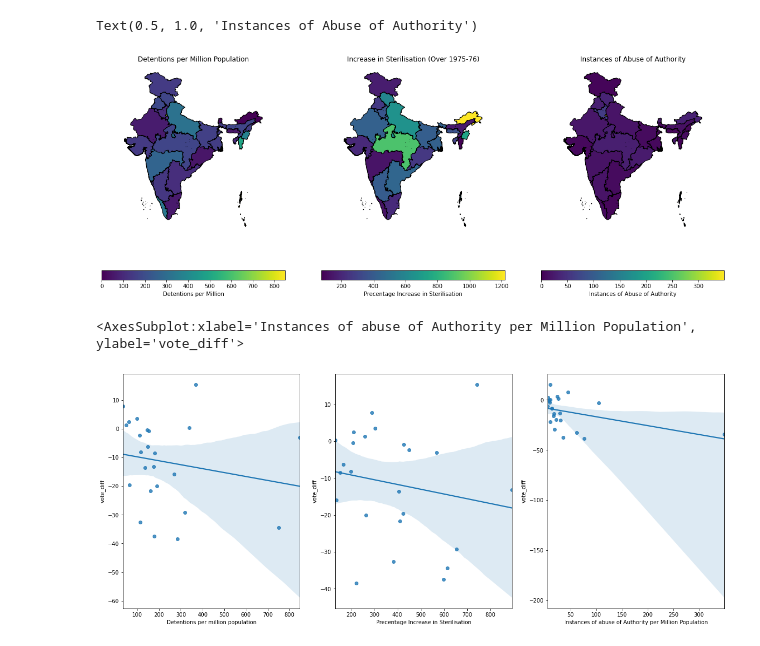
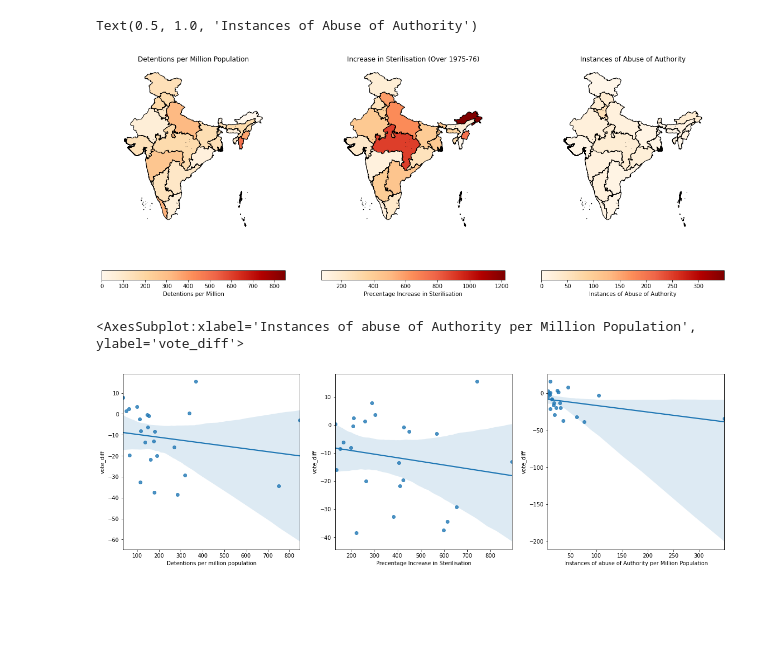
Before and after one commit to ragul-n/1977-election, a Jupyter notebook: Geography of Emergency.ipynb, the cells around one changed output. Drawn from its saved outputs; the diff is of its cells as text; code cells hidden in the pictures; blank space fills up the shorter version.

Commit message:
made some changes to the cmap of maps and changed the size

```diff
--- a/Geography of Emergency.ipynb
+++ b/Geography of Emergency.ipynb
@@ -33,23 +33,23 @@ india_map.head()
 # %%
 fig, (ax1,ax2, ax3)= plt.subplots(ncols=3, figsize=(20,8))
 
-india_map.plot(column="Detentions per million population", ax=ax1, legend=True, edgecolor="black",
+india_map.plot(column="Detentions per million population", ax=ax1, legend=True, edgecolor="black", cmap='OrRd',
                legend_kwds={'label': "Detentions per Million",'orientation': "horizontal"})
 ax1.set_title("Detentions per Million Population")
 ax1.set_axis_off()
 
-india_map.plot(column="Precentage Increase in Sterilisation", ax=ax2, legend=True, edgecolor="black",
+india_map.plot(column="Precentage Increase in Sterilisation", ax=ax2, legend=True, edgecolor="black", cmap='OrRd',
                legend_kwds={'label': "Precentage Increase in Sterilisation",'orientation': "horizontal"})
 ax2.set_title("Increase in Sterilisation (Over 1975-76)" )
 ax2.set_axis_off()
 
-india_map.plot(column="Instances of abuse of Authority per Million Population", ax=ax3, legend=True, edgecolor="black",
+india_map.plot(column="Instances of abuse of Authority per Million Population", ax=ax3, legend=True, edgecolor="black", cmap='OrRd',
                legend_kwds={'label': "Instances of Abuse of Authority",'orientation': "horizontal"})
 ax3.set_axis_off()
 ax3.set_title("Instances of Abuse of Authority")
 # %% [output]
 Text(0.5, 1.0, 'Instances of Abuse of Authority')
-[figure, old version]
+[figure, new version]
 # %%
 #Calculating state-wise average vote share of Congress candidates in 1971 election
 inc_1971=election_data[(election_data['Year']==1971) & (election_data["Party"]=="INC")]
@@ -71,13 +71,13 @@ vote_diff= inc_1977 - inc_1971
 india_map=india_map.merge(vote_diff, left_on="States", right_on="State_Name")
 india_map.rename(columns={"Vote_Share_Percentage":"vote_diff"}, inplace=True)
 # %%
-fig,(ax1, ax2, ax3)= plt.subplots(ncols=3, figsize=(20, 8))
+fig,(ax1, ax2, ax3)= plt.subplots(ncols=3, figsize=(20, 6))
 
 sns.regplot(data=india_map, y="vote_diff", x="Detentions per million population", ax=ax1)
 
 sns.regplot(data=india_map, y="vote_diff", x="Precentage Increase in Sterilisation", ax=ax2)
 
 sns.regplot(data=india_map, y="vote_diff", x="Instances of abuse of Authority per Million Population", ax=ax3)
 # %% [output]
 <AxesSubplot:xlabel='Instances of abuse of Authority per Million Population', ylabel='vote_diff'>
-[figure, old version]
+[figure, new version]
```
Also changed, not shown: parts of 1 cell of this notebook.
